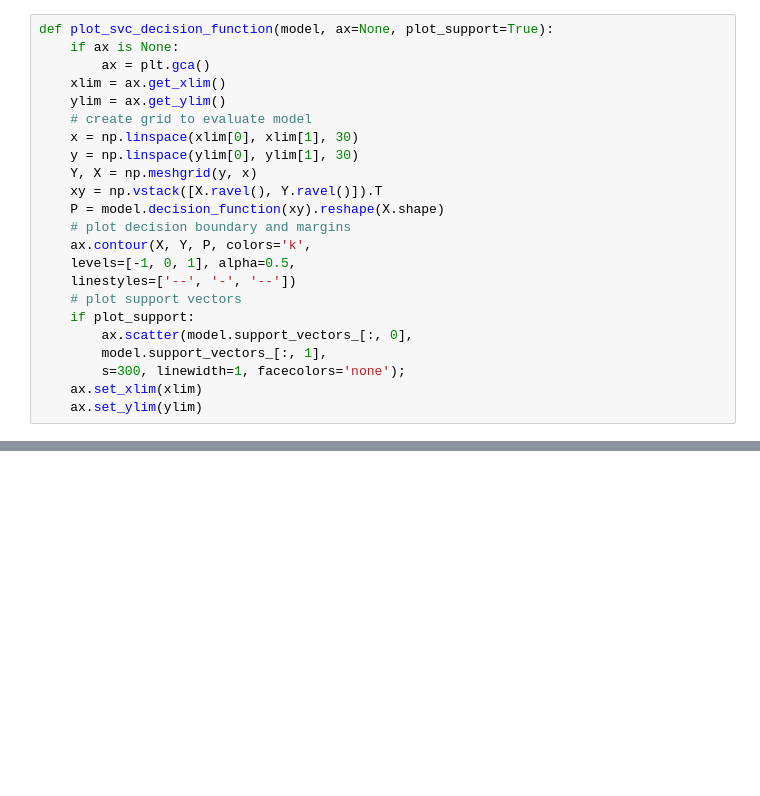
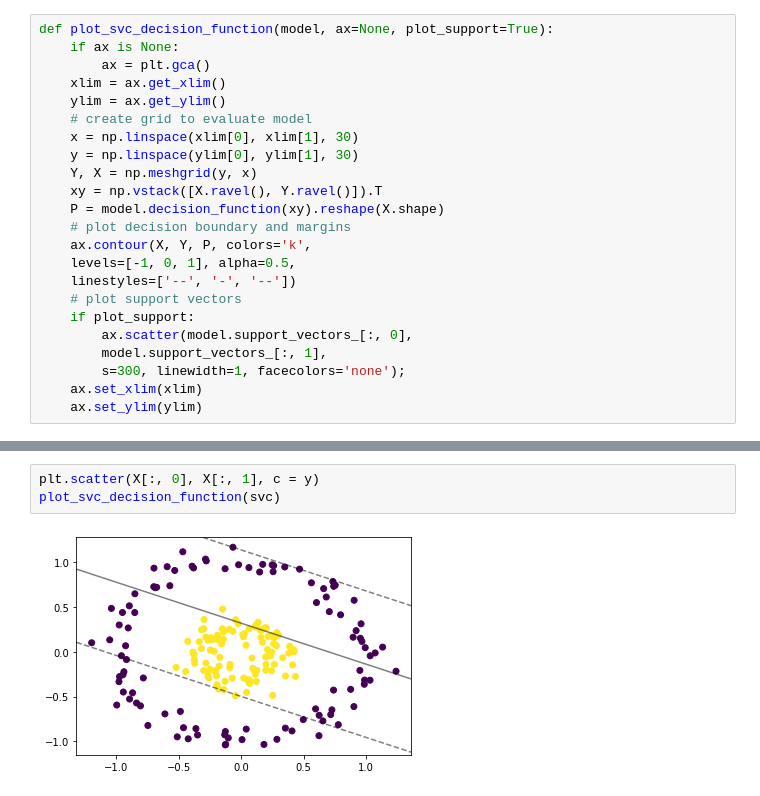
Before and after one commit to Diwakar-Gupta/LrcDataScience, a Jupyter notebook: 22-01-19-SVM/ClassWork.ipynb, the cells around one changed output, grey strips where cells are left out. Drawn from its saved outputs; the diff is of its cells as text; blank space fills up the shorter version.

```diff
--- a/22-01-19-SVM/ClassWork.ipynb
+++ b/22-01-19-SVM/ClassWork.ipynb
@@ -58,0 +76,5 @@ plot_svc_decision_function(svc)
+# %%
+plt.scatter(X[:, 0], X[:, 1], c = y)
+plot_svc_decision_function(svc)
+# %% [output]
+[figure, added]
```
Also changed, not shown: parts of 10 cells of this notebook.
